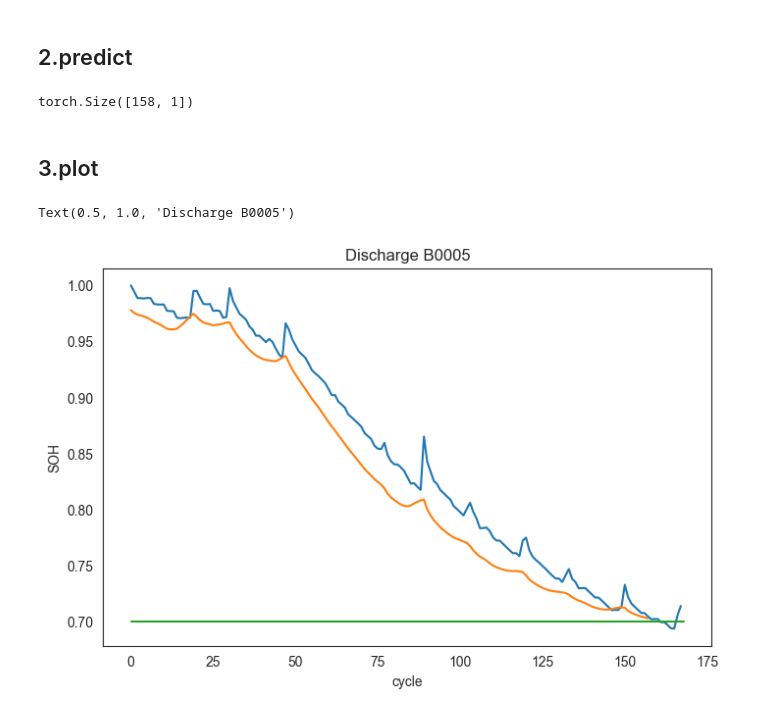
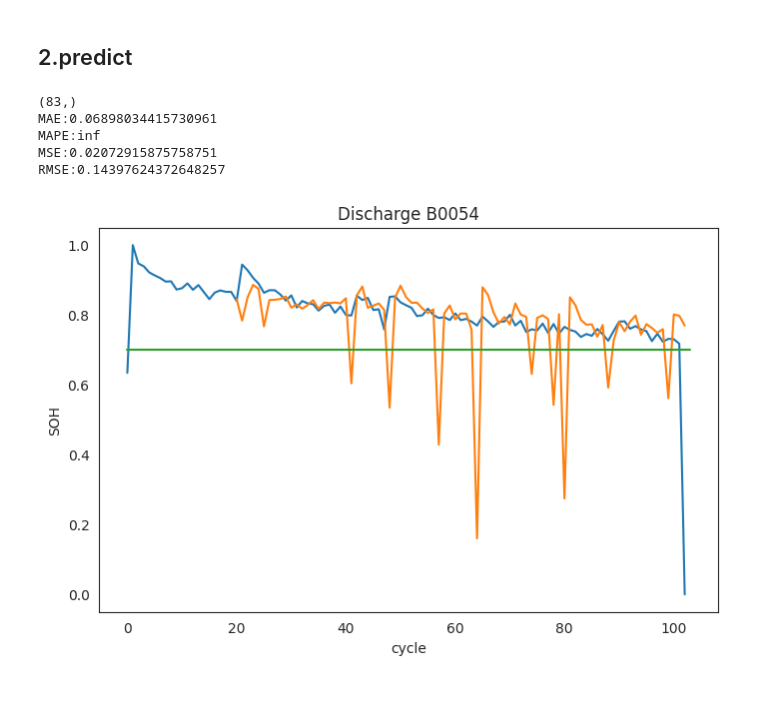
Before and after one commit to yamichanCTL/SOH-on-FPGA, a Jupyter notebook: LSTM/LSTMpredict.ipynb, the cells around one changed output. Cells and saved outputs as stored; diff of their text form; code cells hidden in the pictures.

```diff
--- a/LSTM/LSTMpredict.ipynb
+++ b/LSTM/LSTMpredict.ipynb
@@ -15,39 +5,66 @@ learning_rate = 0.001
+# %%
+# hyper
+features = ['SOH','voltage_measured', 'current_measured',
+            'temperature_measured', 'time']
+batch_size = 1  # 1*len(every_file)
+input_size = len(features)
+hidden_size = 128
+num_layers = 1
+output_size = 1
+seq_len = 20   # 预测序列长度
+epoch = 1000   # 1*len(train_directory)
+learning_rate = 0.001  # upgrade to adaptive lr?
+
+save_path = 'model/float_model/seq{}_.pth'.format(str(seq_len))  # model path
+train_directory = '../datasets/train/'
+val_directory = '../datasets/val/'
+test_directory = '../datasets/alldataset/'
 # %% [markdown]
 ## 2.predict
-# %%
-test_battery_id = 'B0005'
-test_data,test_data_real = data_loader(test_battery_id,seq_len,input_size)
-input_data = torch.tensor(test_data, dtype=torch.float32)
-# load
-lstm = LSTMModel(input_size=input_size, hidden_size=hidden_size, output_size=output_size, num_layers=num_layers)
-lstm.load_state_dict(torch.load('lstm_model.pth'))
-lstm.eval()
-output = lstm(input_data)
-predicted_data = output.detach().numpy()
-# print(output.shape)
-
-# # save
-# predicted_soh = pd.DataFrame(data=output.detach().numpy(), columns=['SOH'])
-# predicted_soh.to_csv("../datasets/BatteryCSV/{}output.csv".format(test_battery_id), index=False)
-# %% [output]
-torch.Size([158, 1])
-# %% [markdown]
-## 3.plot
 # %%
+test_battery_id = 'B0054'
+# save_path = save_path
+save_path = 'model/float_model/seq20_last.pth'
+
+test_battery_path = test_directory+ test_battery_id + '.mat'
+test_data,test_data_real = data_loader(test_battery_path,seq_len,features)
+# load
+lstm = LSTMModel(input_size=input_size, hidden_size=hidden_size, output_size=output_size, num_layers=num_layers)
+lstm.load_state_dict(torch.load(save_path))
+lstm.eval()
+output = lstm(test_data)
+predicted_data = output.detach().numpy().reshape(-1)
+print(predicted_data.shape)
+
 # draw
-origin_data = norm_data(test_battery_id)
+origin_data = norm_data(test_battery_path) # dictionary
 sns.set_style("white")
 plt.figure(figsize=(8, 5))
 #Draw
 plt.plot([i for i in range(len(origin_data['SOH']))], origin_data['SOH'], label='SOH')
-plt.plot([i for i in range(len(test_data))], predicted_data, label='Predicted SOH')
+# predicted_data = np.concatenate((origin_data['SOH'][0:seq_len],predicted_data), axis = 0)
+plt.plot([i for i in range(seq_len,len(origin_data['SOH']))], predicted_data, label='Predicted SOH')
 plt.plot([0.,len(origin_data['SOH'])], [0.70, 0.70], label='Threshold')
 
 # make x-axis ticks legible
 adf = plt.gca().get_xaxis().get_major_formatter()
 plt.xlabel('cycle')
 plt.ylabel('SOH')
 plt.title('Discharge {}'.format(test_battery_id))
+
+
+MAE =  np.mean(np.abs(predicted_data - origin_data['SOH'][seq_len:]))
+MAPE = np.mean(np.abs((origin_data['SOH'][seq_len:] - predicted_data) / origin_data['SOH'][seq_len:]))
+MSE = np.mean((predicted_data - origin_data['SOH'][seq_len:]) ** 2)
+RMSE = np.sqrt(MSE)
+print('MAE:{}'.format(MAE))
+print('MAPE:{}'.format(MAPE))
+print('MSE:{}'.format(MSE))
+print('RMSE:{}'.format(RMSE))
 # %% [output]
-Text(0.5, 1.0, 'Discharge B0005')
+(83,)
+MAE:0.06898034415730961
+MAPE:inf
+MSE:0.02072915875758751
+RMSE:0.14397624372648257
-[figure, old version]
+[figure, new version]
```
Also changed, not shown: parts of 3 cells of this notebook, 6 other files.
